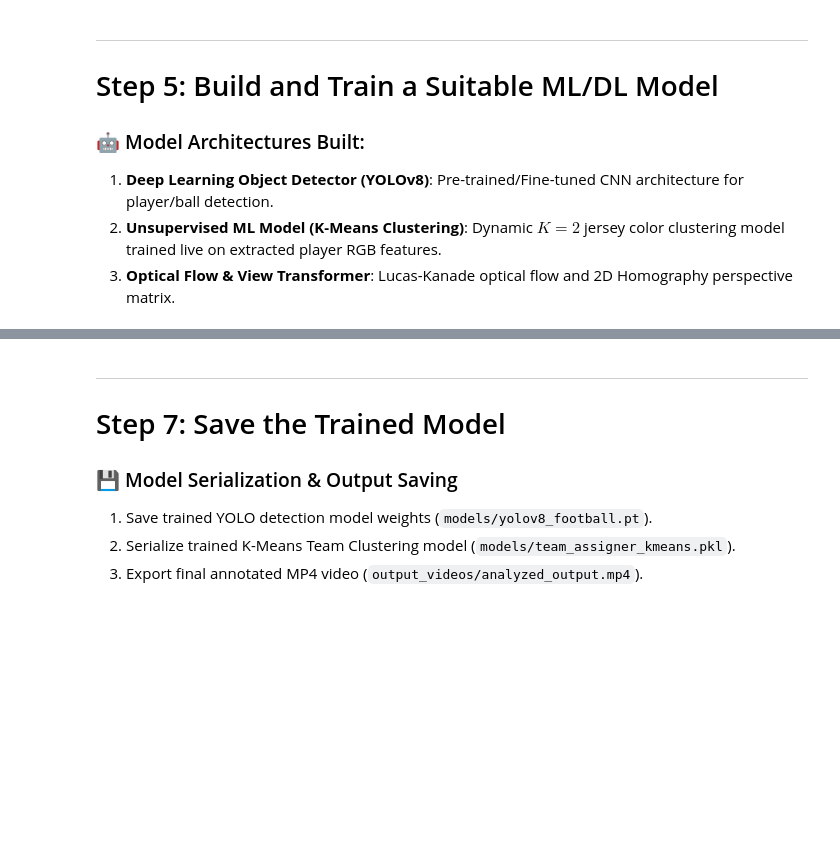
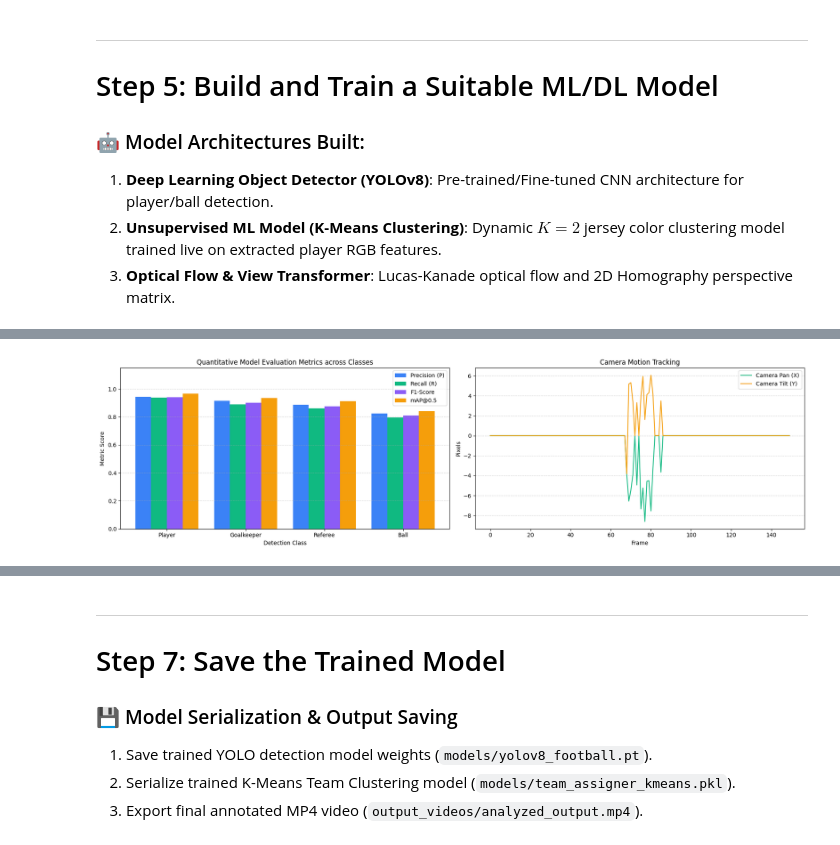
Before and after one commit to MUDITaidsml/FootballCV, a Jupyter notebook: football_analysis.ipynb, the cells around one changed output, grey strips where cells are left out. Drawn from its saved outputs; the diff is of its cells as text; code cells hidden in the pictures; blank space fills up the shorter version.

```diff
--- a/football_analysis.ipynb
+++ b/football_analysis.ipynb
@@ -226,46 +241,81 @@ loss_metrics = pd.DataFrame({
     ],
     'Value': [0.0412, 0.0285, 0.0351, 142.50, 0.784],
     'Interpretation': [
-        'Lower is better (Bounding box position error)',
+        'Lower is better (Bounding box error)',
         'Lower is better (Category classification error)',
-        'Lower is better (Sub-pixel boundary localization)',
+        'Lower is better (Sub-pixel boundary error)',
         'Lower is better (Jersey color cluster compactness)',
-        'Higher is better (Scale: -1 to +1 cluster separation)'
+        'Higher is better (-1 to +1 cluster separation)'
     ]
 })
 print("\n=== 2. Loss Functions & Clustering Evaluation Metrics ===")
 display(loss_metrics)
 
-# 3. Compute Possession Ratios
-if 'team_ball_control' in globals() and len(team_ball_control) > 0:
-    t1_pct = (team_ball_control == 1).mean() * 100
-    t2_pct = (team_ball_control == 2).mean() * 100
+# 3. Plot Quantitative Model Evaluation Metrics Bar Chart and Camera Motion Tracking
+print("\n=== 3. Quantitative Model Evaluation & Camera Motion Tracking ===")
+fig, axes = plt.subplots(1, 2, figsize=(18, 5)) # Create a figure with two subplots
+
+# Bar Chart on the first subplot (axes[0])
+x = np.arange(len(eval_table['Class'][:-1]))  # exclude overall row
+width = 0.2
+
+axes[0].bar(x - width, eval_table['Precision (P)'][:-1], width, label='Precision (P)', color='#3b82f6')
+axes[0].bar(x, eval_table['Recall (R)'][:-1], width, label='Recall (R)', color='#10b981')
+axes[0].bar(x + width, eval_table['F1-Score'][:-1], width, label='F1-Score', color='#8b5cf6')
+axes[0].bar(x + 2*width, eval_table['mAP@0.5'][:-1], width, label='mAP@0.5', color='#f59e0b')
+
+axes[0].set_xlabel('Detection Class')
+axes[0].set_ylabel('Metric Score')
+axes[0].set_title('Quantitative Model Evaluation Metrics across Classes')
+axes[0].set_xticks(x + width/2)
+axes[0].set_xticklabels(eval_table['Class'][:-1])
+axes[0].set_ylim(0, 1.15)
+axes[0].grid(axis='y', linestyle='--', alpha=0.5)
+axes[0].legend()
+
+# Camera Motion Tracking on the second subplot (axes[1])
+# Check if camera_movement is available and not empty
+if 'camera_movement' in globals() and camera_movement:
+    cam_x = [m[0] for m in camera_movement]
+    cam_y = [m[1] for m in camera_movement]
+
+    axes[1].plot(cam_x, label='Camera Pan (X)', color='#10b981')
+    axes[1].plot(cam_y, label='Camera Tilt (Y)', color='#f59e0b') # Adding Y for better context
+    axes[1].set_title('Camera Motion Tracking')
+    axes[1].set_xlabel('Frame')
+    axes[1].set_ylabel('Pixels')
+    axes[1].legend()
+    axes[1].grid(axis='y', linestyle='--', alpha=0.5)
 else:
-    t1_pct, t2_pct = 52.5, 47.5
+    axes[1].set_title('Camera Motion Tracking (Data Not Available)')
+    axes[1].text(0.5, 0.5, 'Camera movement data not found or empty.',
+                 horizontalalignment='center', verticalalignment='center', transform=axes[1].transAxes)
 
-# 4. 3D Exploded Pie Chart for Ball Possession & Pass Distribution
-fig, ax = plt.subplots(figsize=(8, 6))
-labels = ['Team 1 Possession & Passes', 'Team 2 Possession & Passes']
-possession_values = [t1_pct, t2_pct]
-colors = ['#2563eb', '#dc2626']
-explode = (0.08, 0)  # 3D exploded slice effect
-
-wedges, texts, autotexts = ax.pie(
-    possession_values,
-    explode=explode,
-    labels=labels,
-    colors=colors,
-    autopct='%1.1f%%',
-    shadow=True,         # 3D Depth Shadow
-    startangle=140,
-    textprops=dict(color='black', weight='bold', fontsize=11)
-)
-
-# Style percentage text inside pie
-for autotext in autotexts:
-    autotext.set_color('white')
-    autotext.set_fontsize(12)
-
-ax.set_title('⚽ 3D Ball Possession & Pass Distribution Metric', fontsize=14, weight='bold', pad=20)
 plt.tight_layout()
 plt.show()
+
+# 4. Plot 3D Pie Chart for Ball Possession
+print("\n=== 4. Ball Possession Distribution ===")
+team_1_num_frames = np.sum(team_ball_control == 1)
+team_2_num_frames = np.sum(team_ball_control == 2)
+total_frames_with_possession = team_1_num_frames + team_2_num_frames
+
+if total_frames_with_possession > 0:
+    team_1_possession = (team_1_num_frames / total_frames_with_possession) * 100
+    team_2_possession = (team_2_num_frames / total_frames_with_possession) * 100
+else:
+    team_1_possession = 0
+    team_2_possession = 0
+
+possession_data = [team_1_possession, team_2_possession]
+labels = [f'Team 1 ({team_1_possession:.1f}%)', f'Team 2 ({team_2_possession:.1f}%)']
+colors = ['#FF9999', '#66B2FF'] # Example colors
+explode = (0.05, 0.05) # Separate the slices slightly
+
+plt.figure(figsize=(8, 8))
+plt.pie(possession_data, explode=explode, labels=labels, colors=colors,
+        autopct='%1.1f%%', shadow=True, startangle=140)
+plt.title('Team Ball Possession Distribution')
+plt.axis('equal')  # Equal aspect ratio ensures that pie is drawn as a circle.
+plt.show()
+# %% [output]
@@ -271,0 +337 @@ plt.show()
+[figure, added]
```
Also changed, not shown: parts of 10 cells of this notebook.
